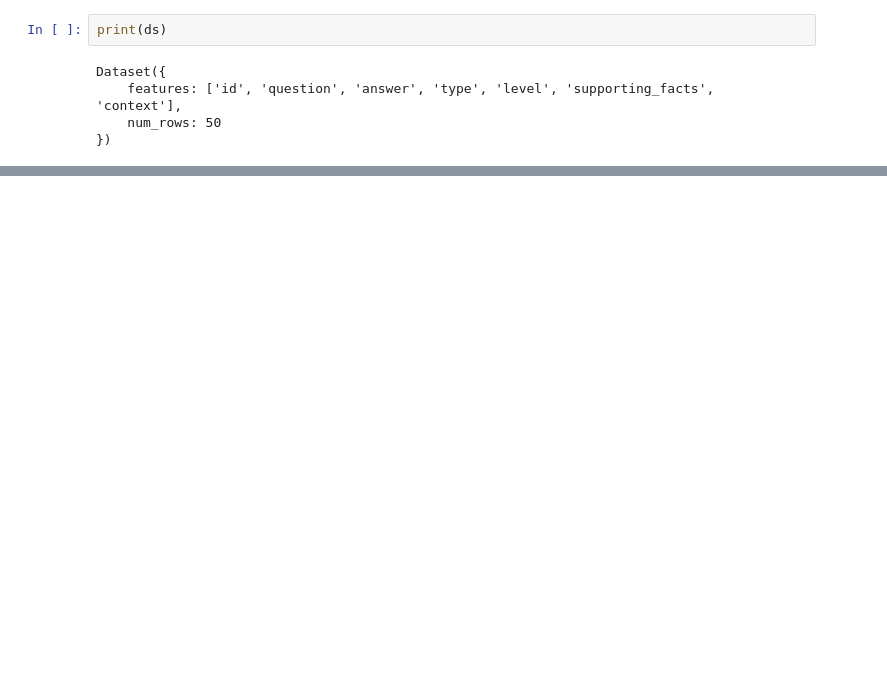
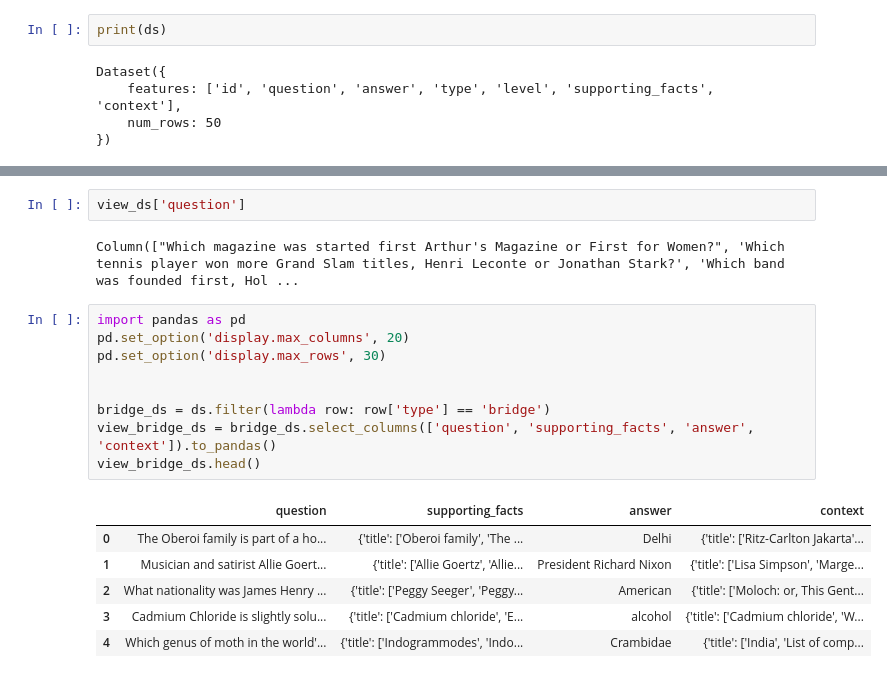
Before and after one commit to D2himself/hop-specialist, a Jupyter notebook: notebooks/01_Distill_Reasoning_Gemma3_270M.ipynb, the cells around one changed output, grey strips where cells are left out. Saved outputs shown, nothing was run; the diff lists cells and outputs as text; blank space fills up the shorter version.

```diff
--- a/notebooks/01_Distill_Reasoning_Gemma3_270M.ipynb
+++ b/notebooks/01_Distill_Reasoning_Gemma3_270M.ipynb
@@ -149,0 +157,20 @@ print(ds[0]['supporting_facts'])
+# %%
+view_ds['question']
+# %% [output]
+Column(["Which magazine was started first Arthur's Magazine or First for Women?", 'Which tennis player won more Grand Slam titles, Henri Leconte or Jonathan Stark?', 'Which band was founded first, Hol ...
+# %%
+import pandas as pd
+pd.set_option('display.max_columns', 20)
+pd.set_option('display.max_rows', 30)
+
+
+bridge_ds = ds.filter(lambda row: row['type'] == 'bridge')
+view_bridge_ds = bridge_ds.select_columns(['question', 'supporting_facts', 'answer', 'context']).to_pandas()
+view_bridge_ds.head()
+# %% [output]
+|  | question | supporting_facts | answer | context |
+| 0 | The Oberoi family is part of a ho... | {'title': ['Oberoi family', 'The ... | Delhi | {'title': ['Ritz-Carlton Jakarta'... |
+| 1 | Musician and satirist Allie Goert... | {'title': ['Allie Goertz', 'Allie... | President Richard Nixon | {'title': ['Lisa Simpson', 'Marge... |
+| 2 | What nationality was James Henry ... | {'title': ['Peggy Seeger', 'Peggy... | American | {'title': ['Moloch: or, This Gent... |
+| 3 | Cadmium Chloride is slightly solu... | {'title': ['Cadmium chloride', 'E... | alcohol | {'title': ['Cadmium chloride', 'W... |
+| 4 | Which genus of moth in the world'... | {'title': ['Indogrammodes', 'Indo... | Crambidae | {'title': ['India', 'List of comp... |
```
Also changed, not shown: parts of 7 cells of this notebook, 1 other file.
